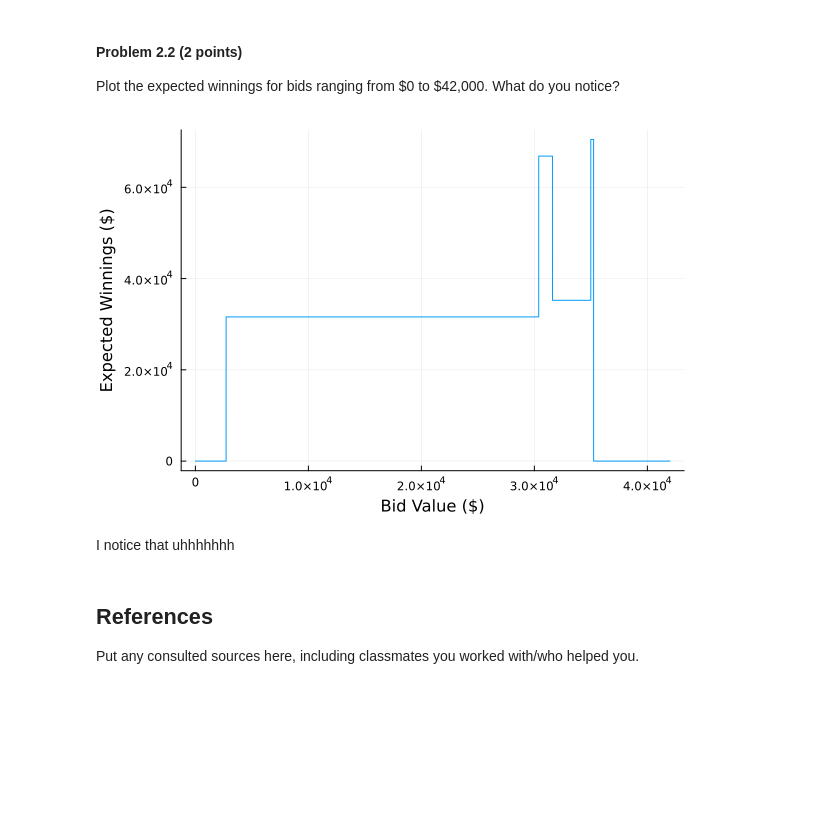
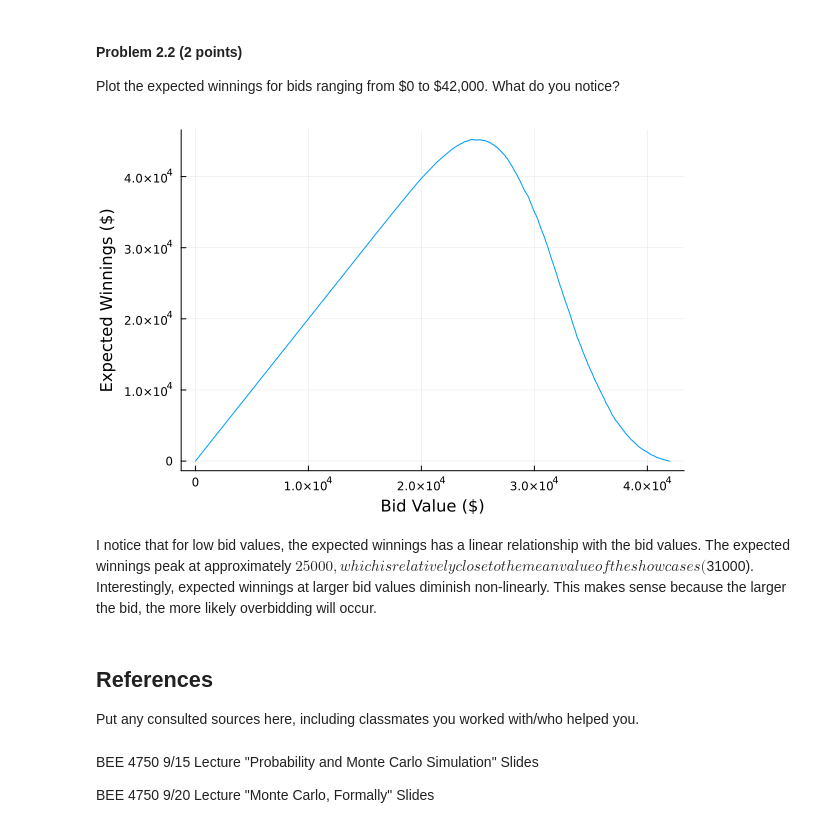
Before and after one commit to BEE4750-FA23/lab-02-anthonynic28, a Jupyter notebook: lab02.ipynb, the cells around one changed output. Cells and saved outputs as stored; diff of their text form; code cells hidden in the pictures; blank space fills up the shorter version.

```diff
--- a/lab02.ipynb
+++ b/lab02.ipynb
@@ -283,0 +274,28 @@ I decided to use X many samples because uhhhhhh
+# %%
+# delcare variables
+desired_accuracy = 1 # mean-squared error
+n0 = 1000 # sample size, start with large sample size for faster output
+n_step = 1000 # jump around for faster output
+bid_range = 0:42000
+estimates = Float64[]
+n = n0
+
+# initiate values to enter while loop
+prev_estimate = (bid -> showcase(bid, n)).(bid_range)
+current_estimate = (bid -> showcase(bid, n+1)).(bid_range)
+accuracy = mean((current_estimate .- prev_estimate).^2) # mean-squared error
+push!(estimates, accuracy)
+while accuracy > desired_accuracy
+    n = n + n_step
+    prev_estimate = (bid -> showcase(bid, n)).(bid_range)
+    current_estimate = (bid -> showcase(bid, n+1)).(bid_range)
+    accuracy = mean((current_estimate .- prev_estimate).^2) # mean-squared error
+    push!(estimates, accuracy)
+end
+println("Using a sample size of ", n, " gives a mean-squared error of ", round(accuracy, digits=3))
+println("This is a very low mean-squared error for this function. The low error suggests that
+the function has converged and minimal noise is in the graph.")
+plot(n0:n_step:n, estimates, legend=:false, xlabel="Sample Size", ylabel="Estimate")
+hline!([desired_accuracy], color=:red, linestyle=:dash)
+xlims!(n0,n+n_step)
+ylims!(desired_accuracy-2,desired_accuracy*10)
@@ -287,19 +310,19 @@ I decided to use X many samples because uhhhhhh
 Plot the expected winnings for bids ranging from \$0 to \$42,000. What
 do you notice?
 # %%
-winnings = zeros(42001)
-for bid = 0:42000
-    winnings[bid+1] = showcase(bid)
-end
-plot(winnings, legend=:false)
-ylabel!("Expected Winnings (\$)")
-xlabel!("Bid Value (\$)")
+bid_range = 0:42000
+winnings = (bid -> showcase(bid, n)).(bid_range)
+plot(bid_range, winnings, legend=:false, xlabel="Bid Value (\$)", ylabel="Expected Winnings (\$)")
 # %% [output]
-[figure, old version]
+[figure, new version]
-# %% [markdown]
-I notice that uhhhhhhh
+# %% [markdown]
+I notice that for low bid values, the expected winnings has a linear relationship with the bid values. The expected winnings peak at approximately $25000, which is relatively close to the mean value of the showcases ($31000). Interestingly, expected winnings at larger bid values diminish non-linearly. This makes sense because the larger the bid, the more likely overbidding will occur.
 # %% [markdown]
 ## References
 
 Put any consulted sources here, including classmates you worked with/who
 helped you.
+# %% [markdown]
+BEE 4750 9/15 Lecture "Probability and Monte Carlo Simulation" Slides
+
+BEE 4750 9/20 Lecture "Monte Carlo, Formally" Slides
```
Also changed, not shown: parts of 6 cells of this notebook.
